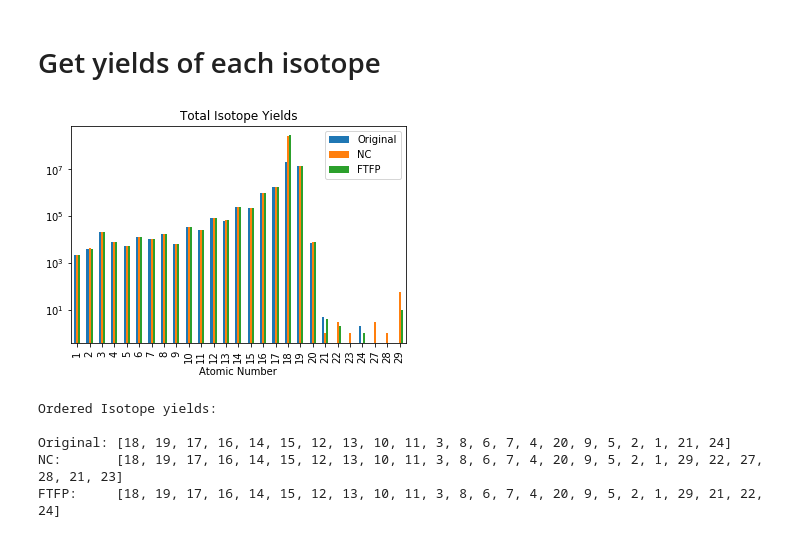
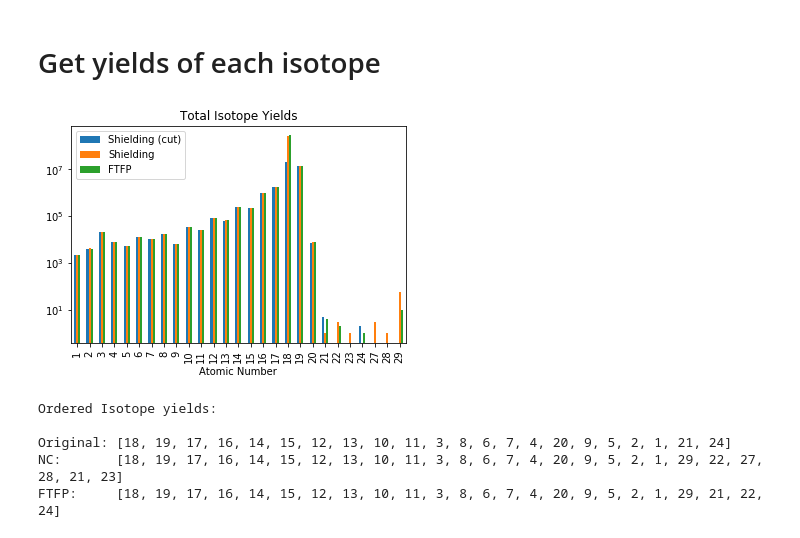
Before and after one commit to TomSB1423/nucleide_data, a Jupyter notebook: compare_models.ipynb, the cells around one changed output. Drawn from its saved outputs; the diff is of its cells as text; code cells hidden in the pictures.

```diff
--- a/compare_models.ipynb
+++ b/compare_models.ipynb
@@ -102,14 +102,14 @@ plt.show()
 # %%
 df_original_counts = df_original.groupby(['Atomic Number'])["Counts"].sum()
 df_NC_counts = df_NC.groupby(['Atomic Number'])["Counts"].sum()
 df_FTFP_counts = df_FTFP.groupby(['Atomic Number'])["Counts"].sum()
 df_combined_counts = pd.concat([df_original_counts, df_NC_counts, df_FTFP_counts], axis=1).reset_index()
 df_combined_counts.plot.bar(x="Atomic Number", log=True)
-plt.legend(labels=["Original", "NC","FTFP"])
+plt.legend(labels=["Shielding (cut)", "Shielding","FTFP"])
 plt.title("Total Isotope Yields")
 plt.show()
 # %% [output]
-[figure, old version]
+[figure, new version]
 # %%
 print("Ordered Isotope yields:\n")
 print("Original:", list(df_original_counts.sort_values(ascending=False).index))
```
Also changed, not shown: parts of 2 cells of this notebook, 1 other file.
